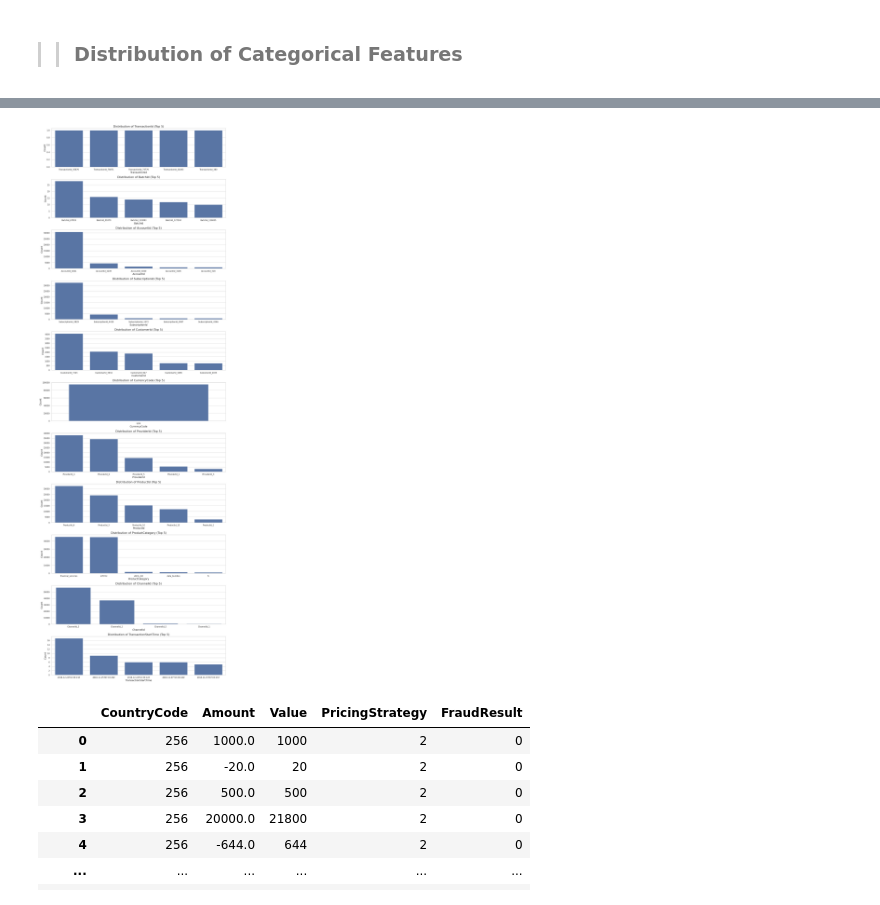
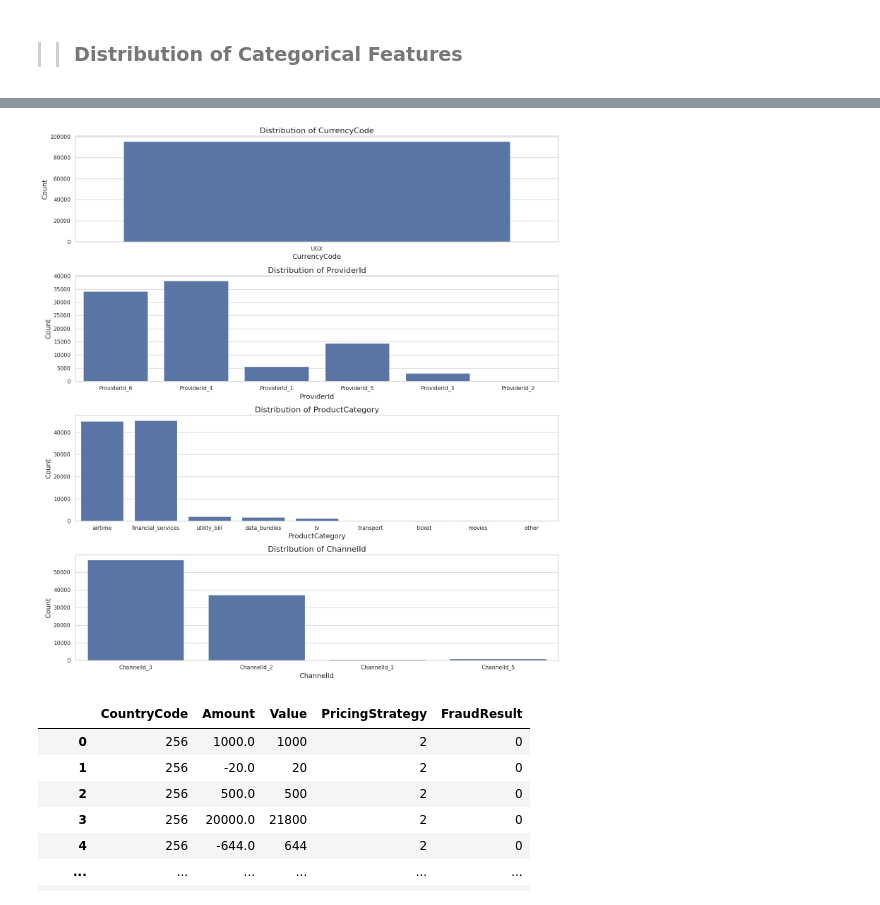
Before and after one commit to amannnnnyyyy/Credit-Scoring_and_Risk-Analysis, a Jupyter notebook: notebooks/credit_scoring_bati.ipynb, the cells around one changed output, grey strips where cells are left out. Cells and saved outputs as stored; diff of their text form; code cells hidden in the pictures.

```diff
--- a/notebooks/credit_scoring_bati.ipynb
+++ b/notebooks/credit_scoring_bati.ipynb
@@ -201,41 +230,38 @@ visualize_numerical_features(data)
 # %%
-def visualize_categorical_features(dataframe, top_n=5):
+def visualize_categorical_features(dataframe):
     # Check for empty DataFrame
     if dataframe.empty:
         print("The DataFrame is empty.")
         return
 
-    # Identify categorical columns
-    categorical_cols = dataframe.select_dtypes(include=['object', 'category']).columns
+    categorical_cols = dataframe.select_dtypes(include=['object']).columns
 
-    # Check if there are any categorical columns
     if len(categorical_cols) == 0:
         print("No categorical columns found.")
         return
 
-    # Set plot style
     sns.set(style='whitegrid')
 
     # Create a figure to hold the subplots for count plots
     plt.figure(figsize=(15, 4 * len(categorical_cols)))
 
     # Count plots for categorical features
     for i, col in enumerate(categorical_cols, 1):
         plt.subplot(len(categorical_cols), 1, i)
-        # Get top N categories
-        top_categories = dataframe[col].value_counts().nlargest(top_n).index
-        sns.countplot(data=dataframe[dataframe[col].isin(top_categories)], x=col, order=top_categories)
-        plt.title(f'Distribution of {col} (Top {top_n})', fontsize=16)
+        sns.countplot(data=dataframe, x=col)
+        plt.title(f'Distribution of {col}', fontsize=16)
         plt.xlabel(col, fontsize=14)
         plt.ylabel('Count', fontsize=14)
 
     plt.tight_layout()
     plt.show()
 
-# Call the function
-visualize_categorical_features(data, top_n=5)
+data = data[[ 'CurrencyCode', 'CountryCode', 'ProviderId',
+       'ProductCategory', 'ChannelId', 'Amount', 'Value',
+       'PricingStrategy', 'FraudResult']]
+visualize_categorical_features(data)
 # %% [output]
-[figure, old version]
+[figure, new version]
 # %%
 numerical_cols = data.select_dtypes(include=['number']).columns
 data[numerical_cols]
```
Also changed, not shown: parts of 4 cells of this notebook.
